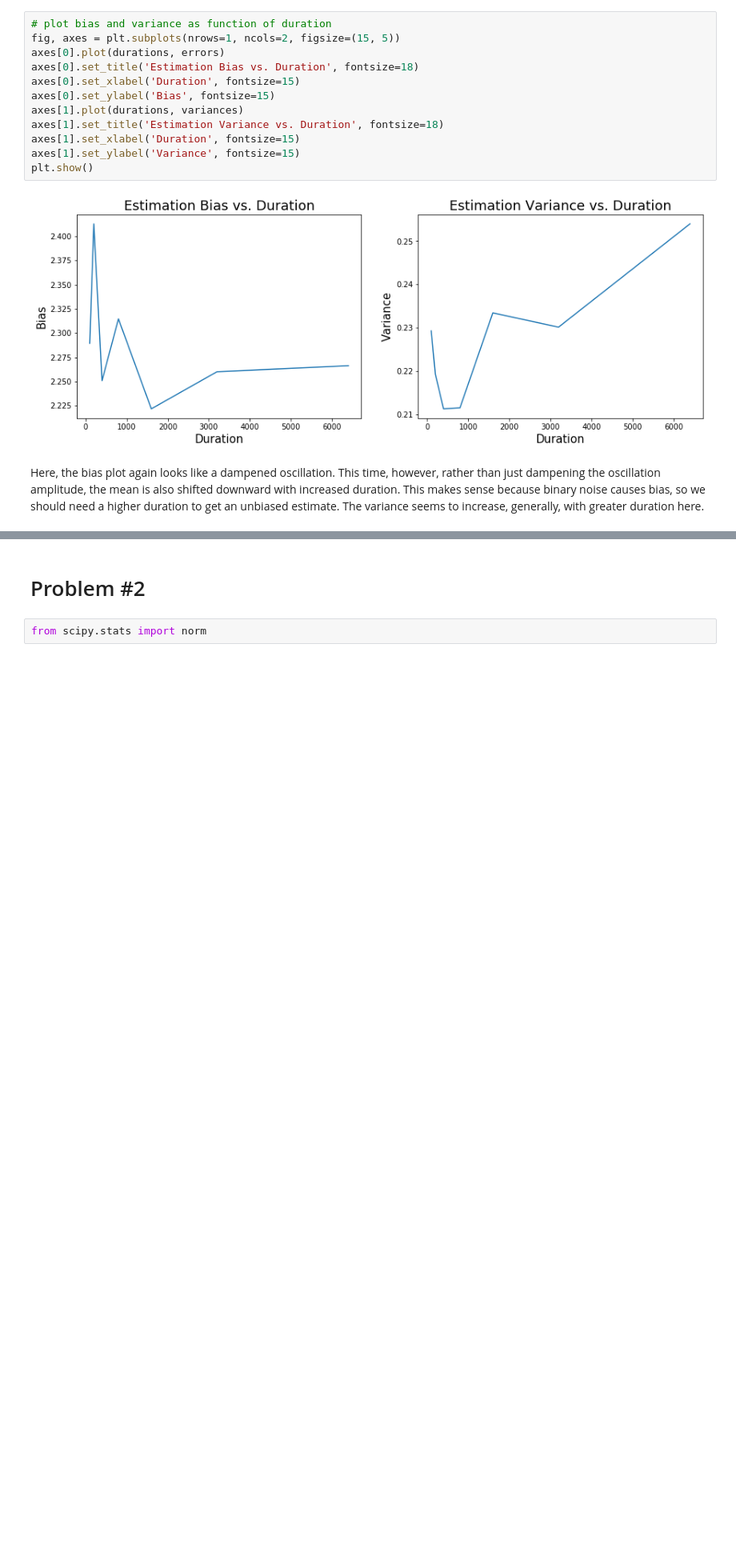
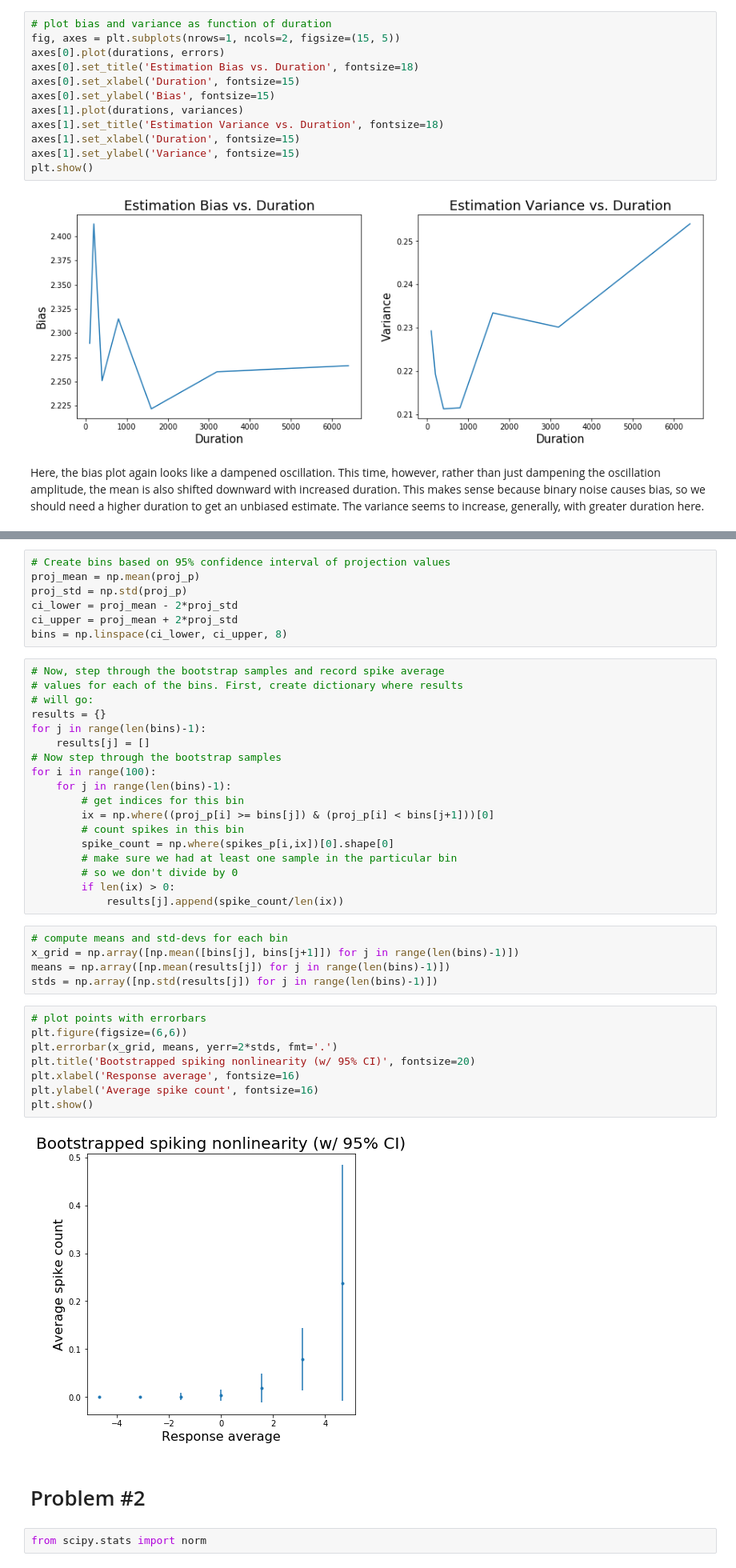
Before and after one commit to rfeinman/hw-mathtools, a Jupyter notebook: Feinman_Reuben_HW6/hw6.ipynb, the cells around one changed output, grey strips where cells are left out. Shown at 80% size. Cells and saved outputs as stored; diff of their text form; blank space fills up the shorter version.

```diff
--- a/Feinman_Reuben_HW6/hw6.ipynb
+++ b/Feinman_Reuben_HW6/hw6.ipynb
@@ -258,3 +307,43 @@ Here, the bias plot again looks like a dampened oscillation. This time, however,
+# %%
+# Create bins based on 95% confidence interval of projection values
+proj_mean = np.mean(proj_p)
+proj_std = np.std(proj_p)
+ci_lower = proj_mean - 2*proj_std
+ci_upper = proj_mean + 2*proj_std
+bins = np.linspace(ci_lower, ci_upper, 8)
+# %%
+# Now, step through the bootstrap samples and record spike average
+# values for each of the bins. First, create dictionary where results
+# will go:
+results = {}
+for j in range(len(bins)-1):
+    results[j] = []
+# Now step through the bootstrap samples
+for i in range(100):
+    for j in range(len(bins)-1):
+        # get indices for this bin
+        ix = np.where((proj_p[i] >= bins[j]) & (proj_p[i] < bins[j+1]))[0]
+        # count spikes in this bin
+        spike_count = np.where(spikes_p[i,ix])[0].shape[0]
+        # make sure we had at least one sample in the particular bin
+        # so we don't divide by 0
+        if len(ix) > 0:
+            results[j].append(spike_count/len(ix))
+# %%
+# compute means and std-devs for each bin
+x_grid = np.array([np.mean([bins[j], bins[j+1]]) for j in range(len(bins)-1)])
+means = np.array([np.mean(results[j]) for j in range(len(bins)-1)])
+stds = np.array([np.std(results[j]) for j in range(len(bins)-1)])
+# %%
+# plot points with errorbars
+plt.figure(figsize=(6,6))
+plt.errorbar(x_grid, means, yerr=2*stds, fmt='.')
+plt.title('Bootstrapped spiking nonlinearity (w/ 95% CI)', fontsize=20)
+plt.xlabel('Response average', fontsize=16)
+plt.ylabel('Average spike count', fontsize=16)
+plt.show()
+# %% [output]
+[figure, added]
 # %% [markdown]
 # Problem #2
 # %%
```
Also changed, not shown: parts of 7 cells of this notebook.
